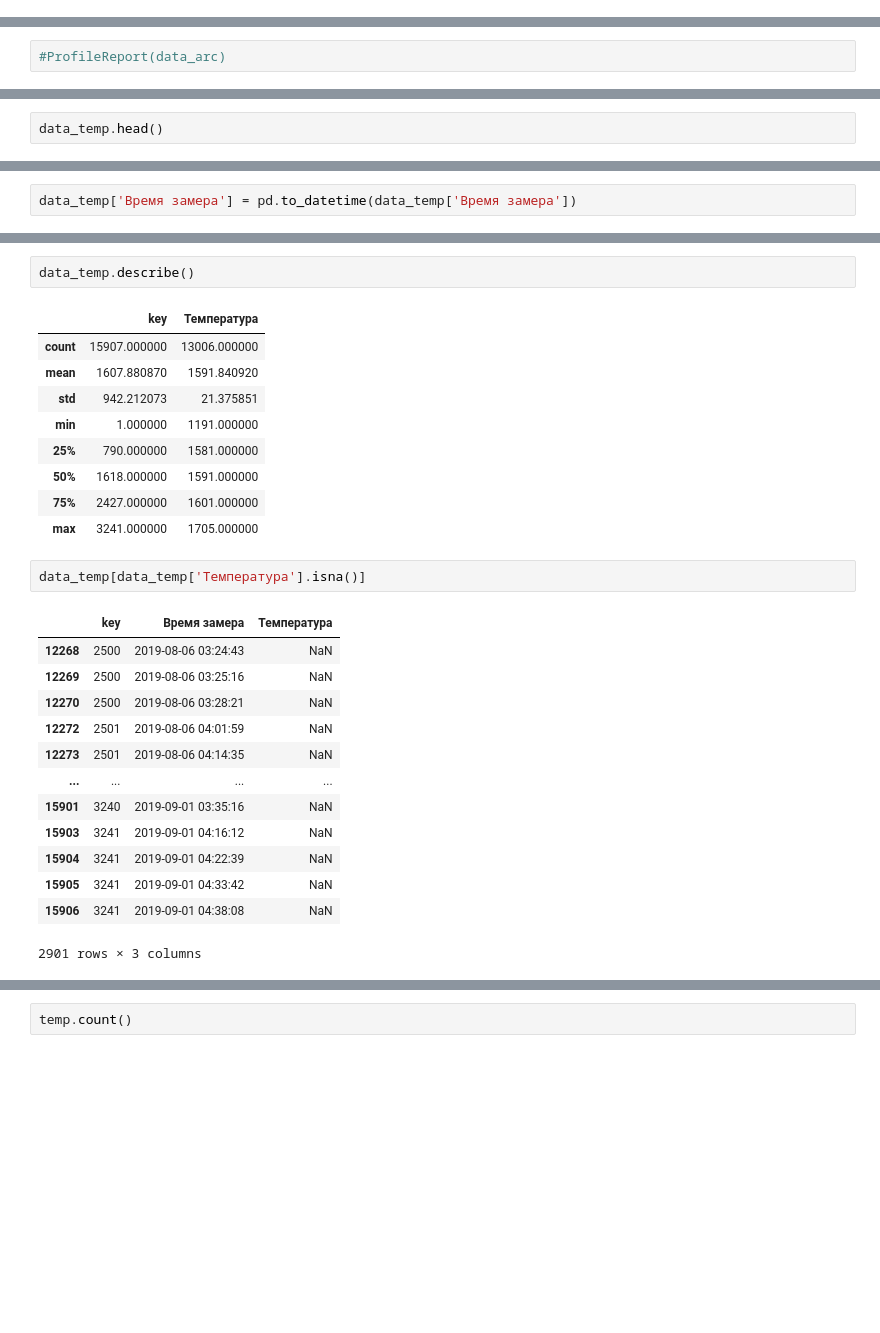
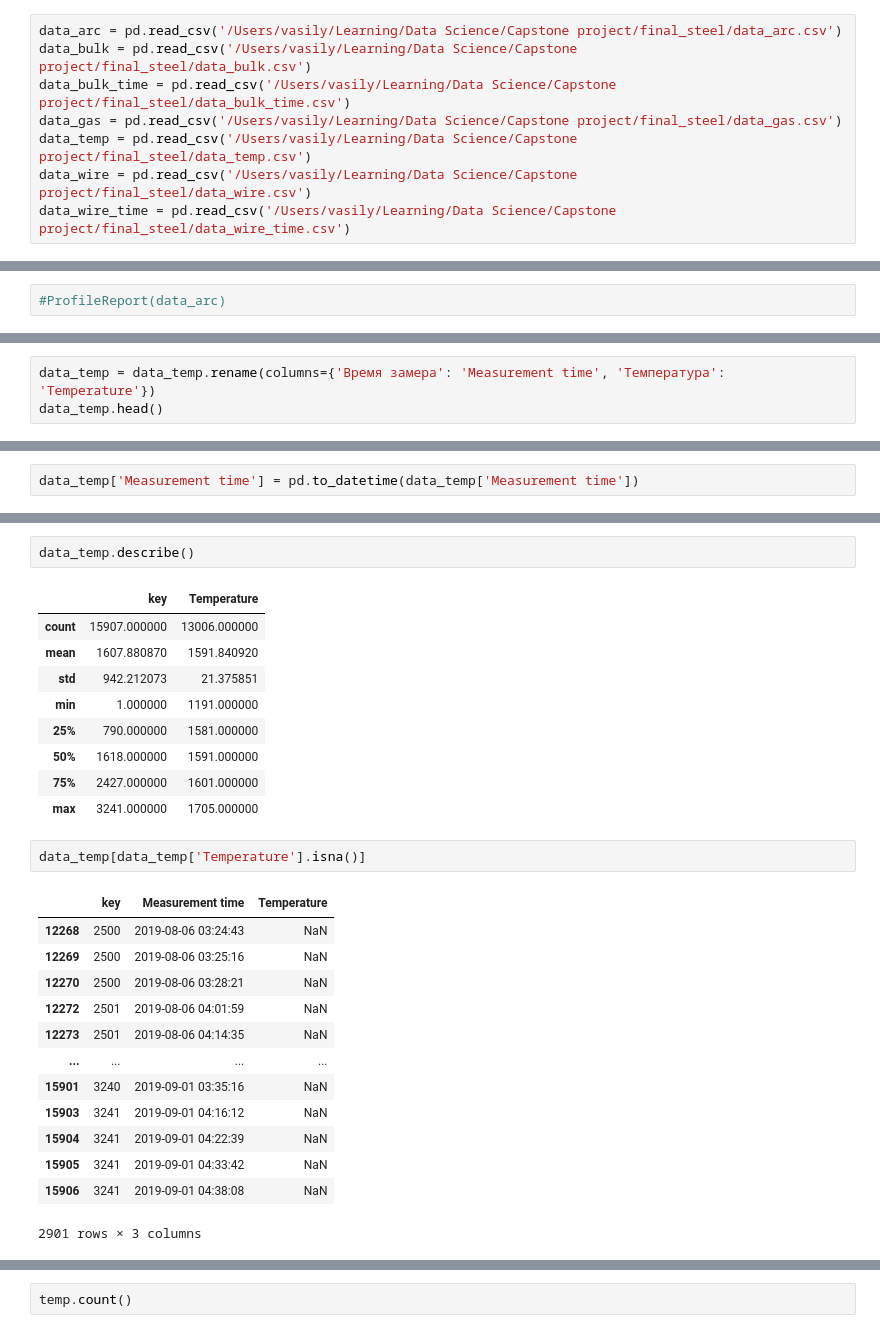
Before and after one commit to vascadagama/data-science-practicum, a Jupyter notebook: steelmaking_optimization/Final_steel.ipynb, the cells around one changed output, grey strips where cells are left out. Cells and saved outputs as stored; diff of their text form; blank space fills up the shorter version.

```diff
--- a/steelmaking_optimization/Final_steel.ipynb
+++ b/steelmaking_optimization/Final_steel.ipynb
@@ -78 +50,9 @@ data_wire_time = pd.read_csv('/datasets/final_steel/data_wire_time.csv')
+# %%
+data_arc = pd.read_csv('/Users/vasily/Learning/Data Science/Capstone project/final_steel/data_arc.csv')
+data_bulk = pd.read_csv('/Users/vasily/Learning/Data Science/Capstone project/final_steel/data_bulk.csv')
+data_bulk_time = pd.read_csv('/Users/vasily/Learning/Data Science/Capstone project/final_steel/data_bulk_time.csv')
+data_gas = pd.read_csv('/Users/vasily/Learning/Data Science/Capstone project/final_steel/data_gas.csv')
+data_temp = pd.read_csv('/Users/vasily/Learning/Data Science/Capstone project/final_steel/data_temp.csv')
+data_wire = pd.read_csv('/Users/vasily/Learning/Data Science/Capstone project/final_steel/data_wire.csv')
+data_wire_time = pd.read_csv('/Users/vasily/Learning/Data Science/Capstone project/final_steel/data_wire_time.csv')
 # %% [markdown]
@@ -153,3 +134,4 @@ plt.show()
 # %%
+data_temp = data_temp.rename(columns={'Время замера': 'Measurement time', 'Температура': 'Temperature'})
 data_temp.head()
 # %% [output]
@@ -160,7 +142,7 @@ data_temp.head()
 | 3 | 1 | 2019-05-03 11:30:01 | 1601.0 |
 | 4 | 1 | 2019-05-03 11:30:39 | 1613.0 |
 # %%
-data_temp['Время замера'] = pd.to_datetime(data_temp['Время замера'])
+data_temp['Measurement time'] = pd.to_datetime(data_temp['Measurement time'])
 # %%
 data_temp.info()
 # %% [output]
@@ -177,7 +159,7 @@ memory usage: 372.9 KB
 # %%
 data_temp.describe()
 # %% [output]
-|  | key | Температура |
+|  | key | Temperature |
 | count | 15907.000000 | 13006.000000 |
 | mean | 1607.880870 | 1591.840920 |
 | std | 942.212073 | 21.375851 |
@@ -187,9 +169,9 @@ data_temp.describe()
 | 75% | 2427.000000 | 1601.000000 |
 | max | 3241.000000 | 1705.000000 |
 # %%
-data_temp[data_temp['Температура'].isna()]
+data_temp[data_temp['Temperature'].isna()]
 # %% [output]
-|  | key | Время замера | Температура |
+|  | key | Measurement time | Temperature |
 | 12268 | 2500 | 2019-08-06 03:24:43 | NaN |
 | 12269 | 2500 | 2019-08-06 03:25:16 | NaN |
 | 12270 | 2500 | 2019-08-06 03:28:21 | NaN |
```
Also changed, not shown: parts of 47 cells of this notebook.
